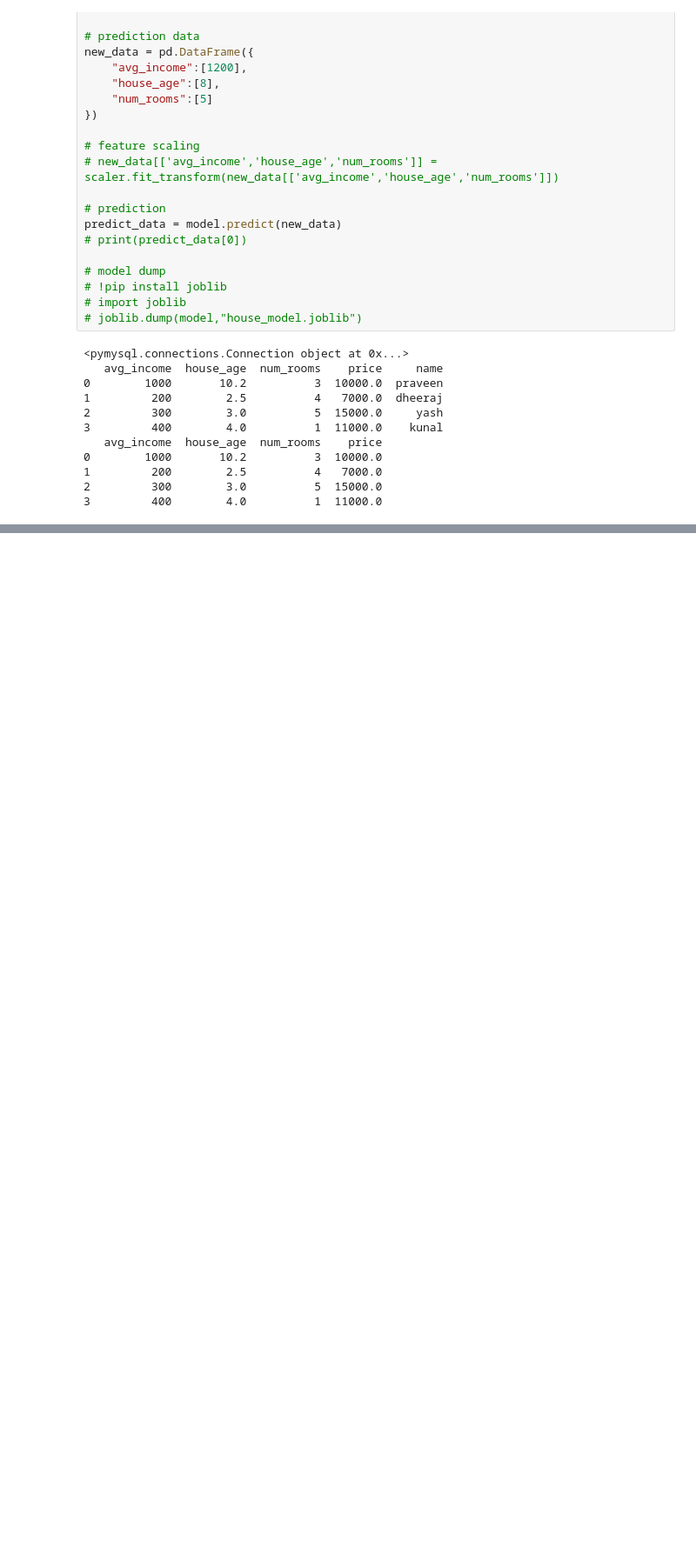
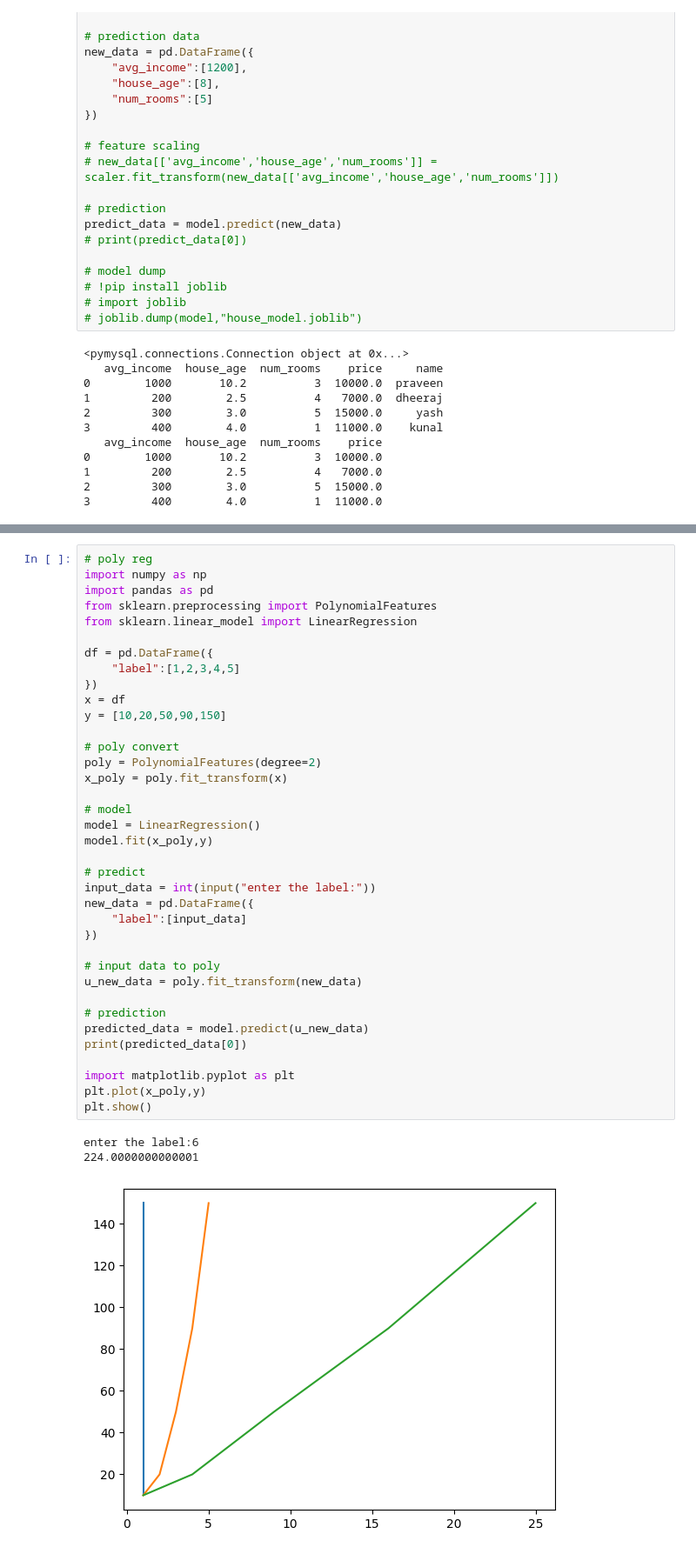
Before and after one commit to Vanshu2374/data-science-45-days, a Jupyter notebook: grass3.ipynb, the cells around one changed output, grey strips where cells are left out. Shown at 87% size. Drawn from its saved outputs; the diff is of its cells as text; blank space fills up the shorter version.

```diff
--- a/grass3.ipynb
+++ b/grass3.ipynb
@@ -514,0 +595,41 @@ predict_data = model.predict(new_data)
+# %%
+# poly reg
+import numpy as np
+import pandas as pd
+from sklearn.preprocessing import PolynomialFeatures
+from sklearn.linear_model import LinearRegression
+
+df = pd.DataFrame({
+    "label":[1,2,3,4,5]
+})
+x = df
+y = [10,20,50,90,150]
+
+# poly convert
+poly = PolynomialFeatures(degree=2)
+x_poly = poly.fit_transform(x)
+
+# model
+model = LinearRegression()
+model.fit(x_poly,y)
+
+# predict
+input_data = int(input("enter the label:"))
+new_data = pd.DataFrame({
+    "label":[input_data]
+})
+
+# input data to poly
+u_new_data = poly.fit_transform(new_data)
+
+# prediction
+predicted_data = model.predict(u_new_data)
+print(predicted_data[0])
+
+import matplotlib.pyplot as plt
+plt.plot(x_poly,y)
+plt.show()
+# %% [output]
+enter the label:6
+224.0000000000001
+[figure, added]
```
Also changed, not shown: parts of 5 cells of this notebook.
